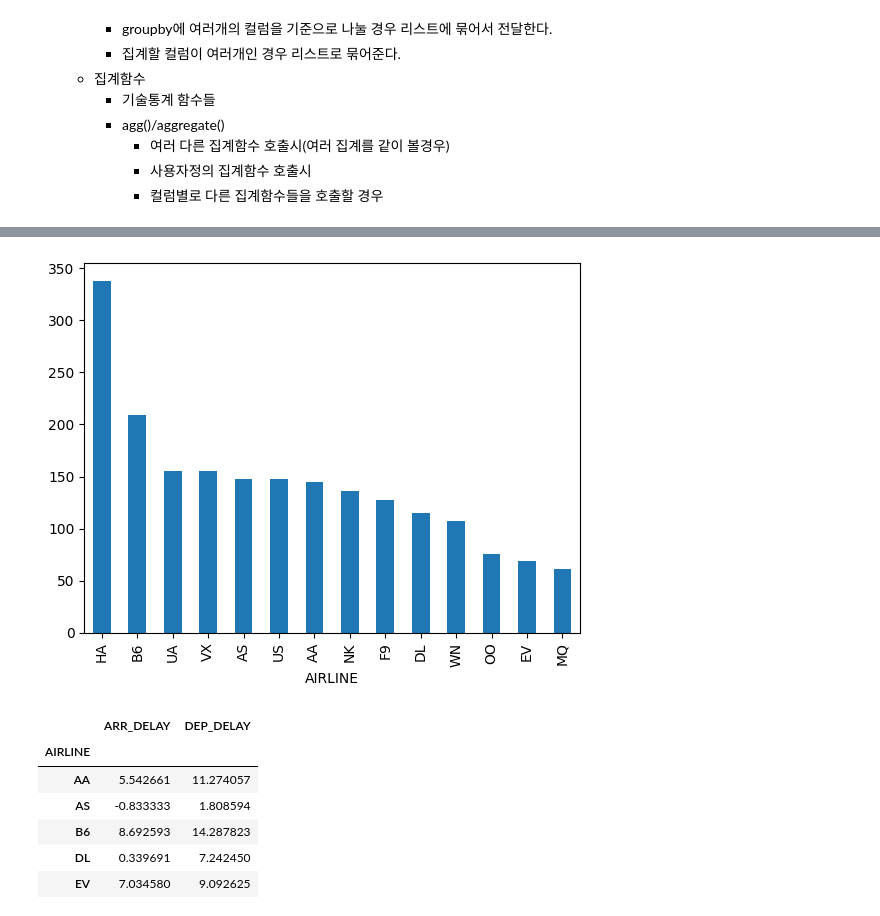
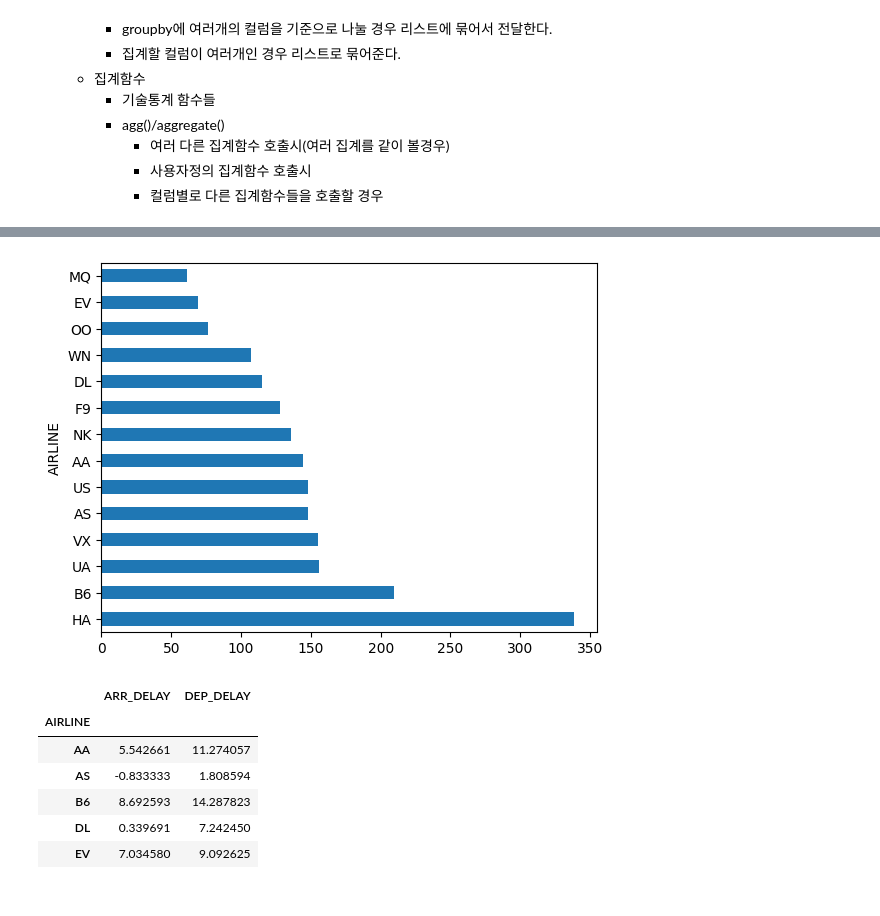
Before and after one commit to NGGW519/SKN13_mysrc, a Jupyter notebook: 06_pandas_시각화/03_Pandas_정렬_집계.ipynb, the cells around one changed output, grey strips where cells are left out. Saved outputs shown, nothing was run; the diff lists cells and outputs as text; code cells hidden in the pictures.

```diff
--- a/06_pandas_시각화/03_Pandas_정렬_집계.ipynb
+++ b/06_pandas_시각화/03_Pandas_정렬_집계.ipynb
@@ -644,9 +644,9 @@ Name: AIR_TIME, dtype: float64
 # %%
 # 위 시리즈 시각적으로 확인하기
 result = df.groupby("AIRLINE")["AIR_TIME"].mean().sort_values(ascending=False)
-result.plot(kind='bar');
+result.plot(kind='barh');
 # %% [output]
-[figure, old version]
+[figure, new version]
 # %%
 # AIRLINE별로, ARR_DELY와 DEP_DELAY 평균 보기
 df.groupby('AIRLINE')[['ARR_DELAY', 'DEP_DELAY']].mean()
```
Also changed, not shown: parts of 11 cells of this notebook, 2 other files.
